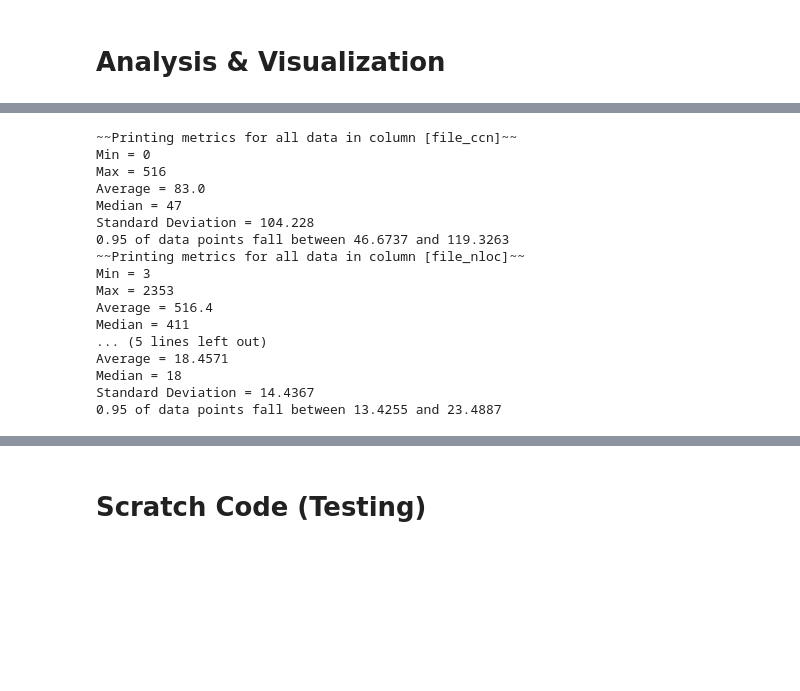
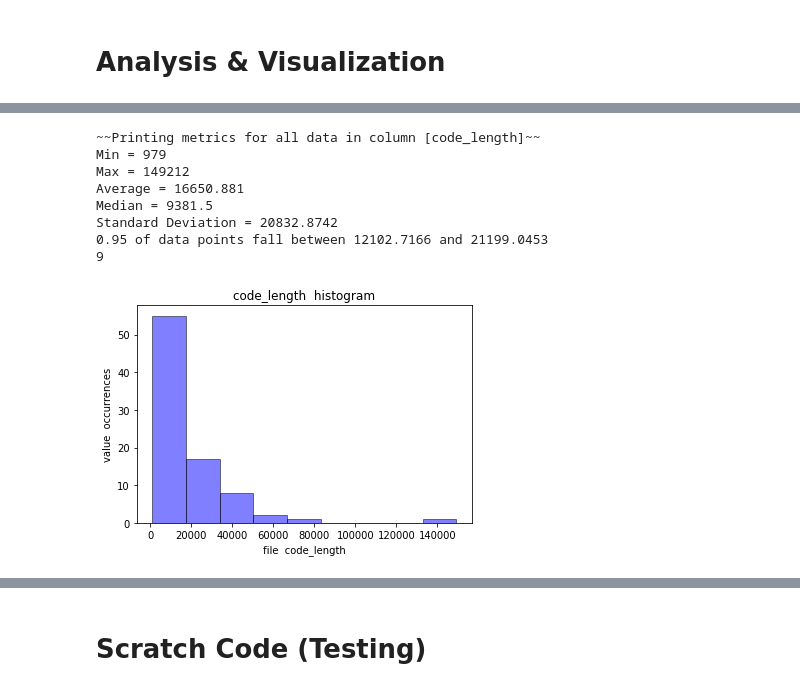
Before and after one commit to WM-SEMERU/ds4se, a Jupyter notebook: nbs/01.1_data.exploratory.se.metrics.ipynb, the cells around one changed output, grey strips where cells are left out. Cells and saved outputs as stored; diff of their text form; code cells hidden in the pictures; blank space fills up the shorter version.

Commit message:
Cleaned lizard metrics and stat visualization

```diff
--- a/nbs/01.1_data.exploratory.se.metrics.ipynb
+++ b/nbs/01.1_data.exploratory.se.metrics.ipynb
@@ -89,6 +104,6 @@ def add_length_col(df, col, length_col_name='length'):
 # %%
 # export
-def stat_metrics(df, col, data_types=None, conf = 0.95, sig_figs = 4):
+def display_stats(df, col, data_types=None, conf = 0.95, sig_figs = 4):
     """Computes statistical metrics about the entries in a dataframe column"""
     if data_types:
         df = df[df['ground_truth'].isin(data_types)]
@@ -110,27 +125,20 @@ def stat_metrics(df, col, data_types=None, conf = 0.95, sig_figs = 4):
     start = m - h
     end = m + h
     print(f"{conf} of data points fall between {round(start, sig_figs)} and {round(end, sig_figs)}")
-# %%
-# export
-def add_mccabe_metrics(df, col):
-    """"""
-    file_ccn = []
-    file_nloc = []
-    num_funcs = []
-    func_mccabe_info = []
-    # comments = []
-    # ratio = []
-    for i in range(len(df)):
-        metrics = lizard.analyze_file.analyze_source_code(df["name"][i], df["contents"][i])
-        file_ccn.append(metrics.CCN)
-        file_nloc.append(metrics.nloc)
-        num_funcs.append(len(metrics.function_list))
-        func_mccabe_info.append(metrics.function_list)
-    df["file_ccn"] = file_ccn
-    df["file_nloc"] = file_nloc
-    df["num_funcs"] = num_funcs
-    df["func_mccabe_info"] = func_mccabe_info
-    return df
+# %%
+#export
+def display_hist(df, col, bins=None):
+    '''Displays a histogram with a customized number of bins for the data in a specified dataframe column'''
+    rng = df[col].max() - df[col].min()
+    num = len(df[col])
+    stnd_dev = std(df[col])
+    num_bins = round((rng*(pow(num,1/3)))/(3.49*stnd_dev)) # Bins calculated according to https://academic.oup.com/biomet/article-abstract/66/3/605/232642
+    print(num_bins)
+    plt.hist(df[col], num_bins, color="blue", alpha=0.5, edgecolor="black", linewidth=1.0)
+    plt.title(col + "  histogram")
+    plt.ylabel("value  occurrences")
+    plt.xlabel("file  " + col)
+    plt.show()
 # %% [markdown]
 # Analysis & Visualization
 # %%
@@ -168,23 +159,0 @@ corpus_df = add_mccabe_metrics(corpus_df, 'contents')
-# %%
-stat_metrics(corpus_df, 'file_ccn')
-stat_metrics(corpus_df, 'file_nloc')
-stat_metrics(corpus_df, 'num_funcs')
-# stat_metrics(corpus_df, 'func_mccabe_info')
-# %% [output]
-~~Printing metrics for all data in column [file_ccn]~~
-Min = 0
-Max = 516
-Average = 83.0
-Median = 47
-Standard Deviation = 104.228
-0.95 of data points fall between 46.6737 and 119.3263
-~~Printing metrics for all data in column [file_nloc]~~
-Min = 3
-Max = 2353
-Average = 516.4
-Median = 411
-... (5 lines left out)
-Average = 18.4571
-Median = 18
-Standard Deviation = 14.4367
-0.95 of data points fall between 13.4255 and 23.4887
@@ -190,0 +164,14 @@ Standard Deviation = 14.4367
+# %%
+# Print statistical information about the length of each file
+display_stats(corpus_df, 'code_length')
+display_hist(corpus_df, 'code_length')
+# %% [output]
+~~Printing metrics for all data in column [code_length]~~
+Min = 979
+Max = 149212
+Average = 16650.881
+Median = 9381.5
+Standard Deviation = 20832.8742
+0.95 of data points fall between 12102.7166 and 21199.0453
+9
+[figure, added]
```
Also changed, not shown: parts of 20 cells of this notebook.
